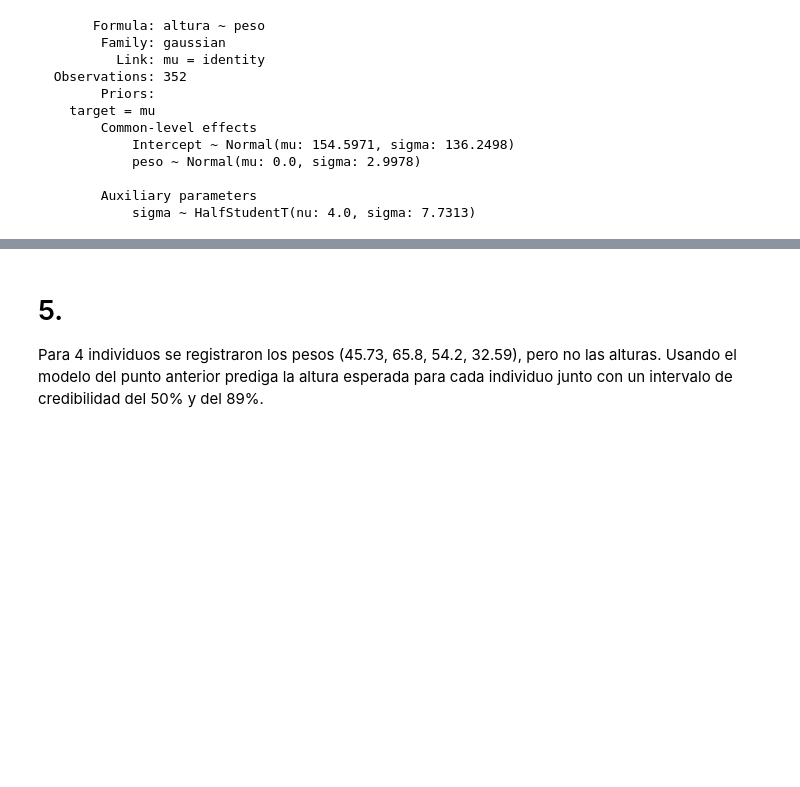
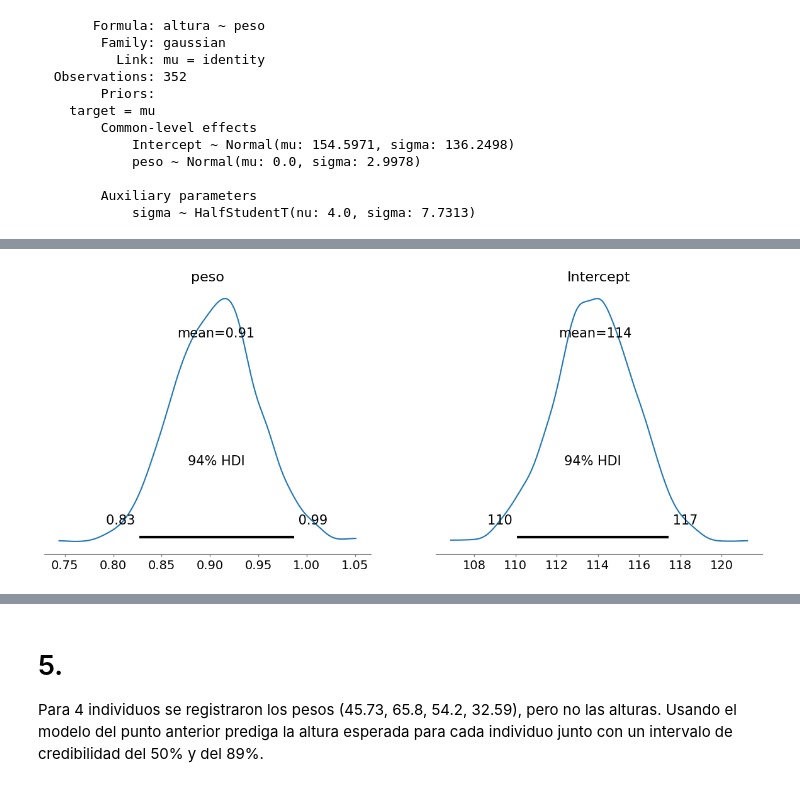
Before and after one commit to nazarenomm/Estadistica-e-Inferencia-2, a Jupyter notebook: ejercicios/ejercicios_05.ipynb, the cells around one changed output, grey strips where cells are left out. Saved outputs shown, nothing was run; the diff lists cells and outputs as text; code cells hidden in the pictures; blank space fills up the shorter version.

```diff
--- a/ejercicios/ejercicios_05.ipynb
+++ b/ejercicios/ejercicios_05.ipynb
@@ -146,3 +146,7 @@ Sampling 2 chains for 1_000 tune and 1_000 draw iterations (2_000 + 2_000 draws
 We recommend running at least 4 chains for robust computation of convergence diagnostics
+# %%
+az.plot_posterior(idata, var_names=['peso', 'Intercept']);
+# %% [output]
+[figure, added]
 # %%
 _, axes = plt.subplots(1, 2, sharey=True, figsize=(12, 4))
```
Also changed, not shown: parts of 41 cells of this notebook, 3 other files.
